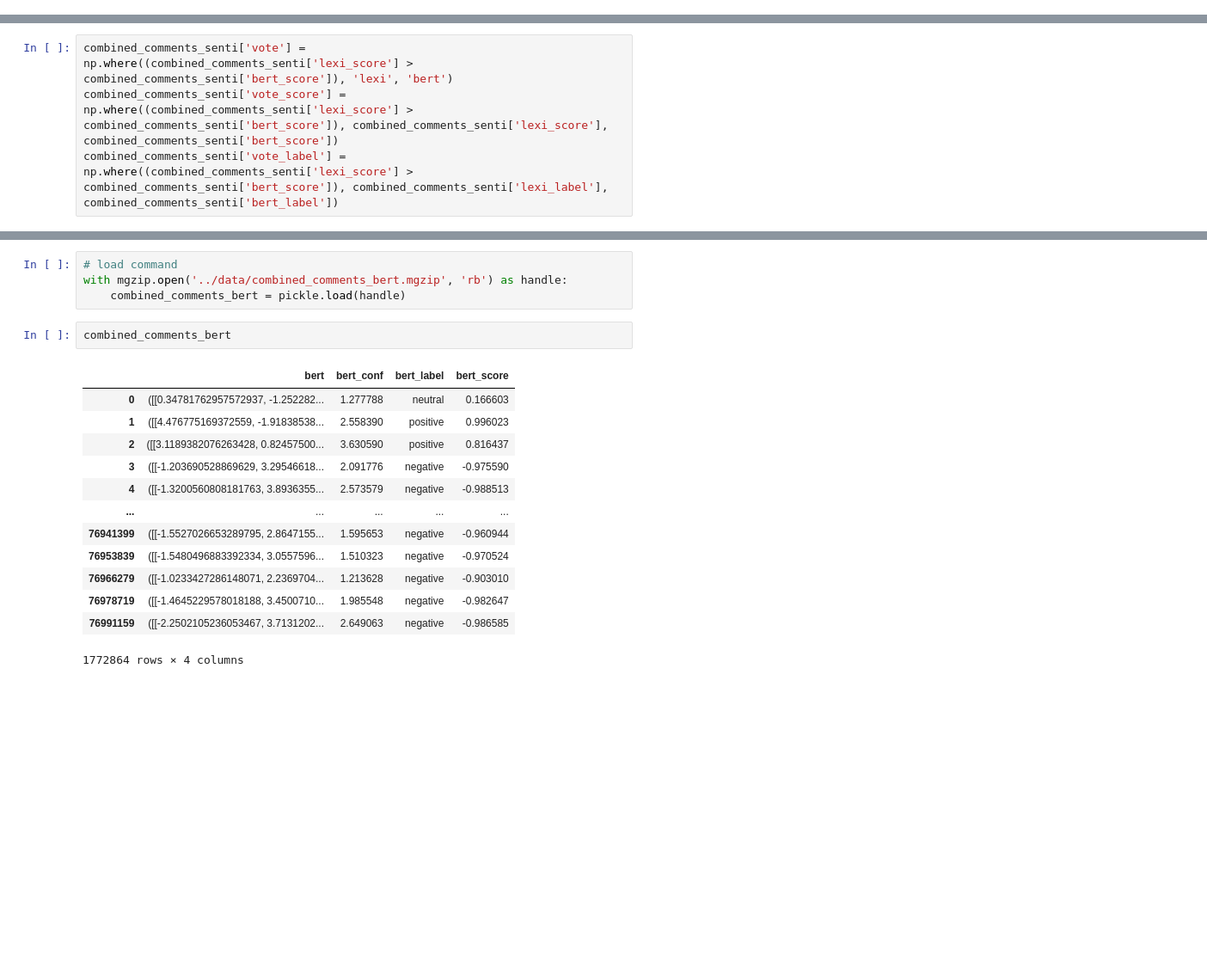
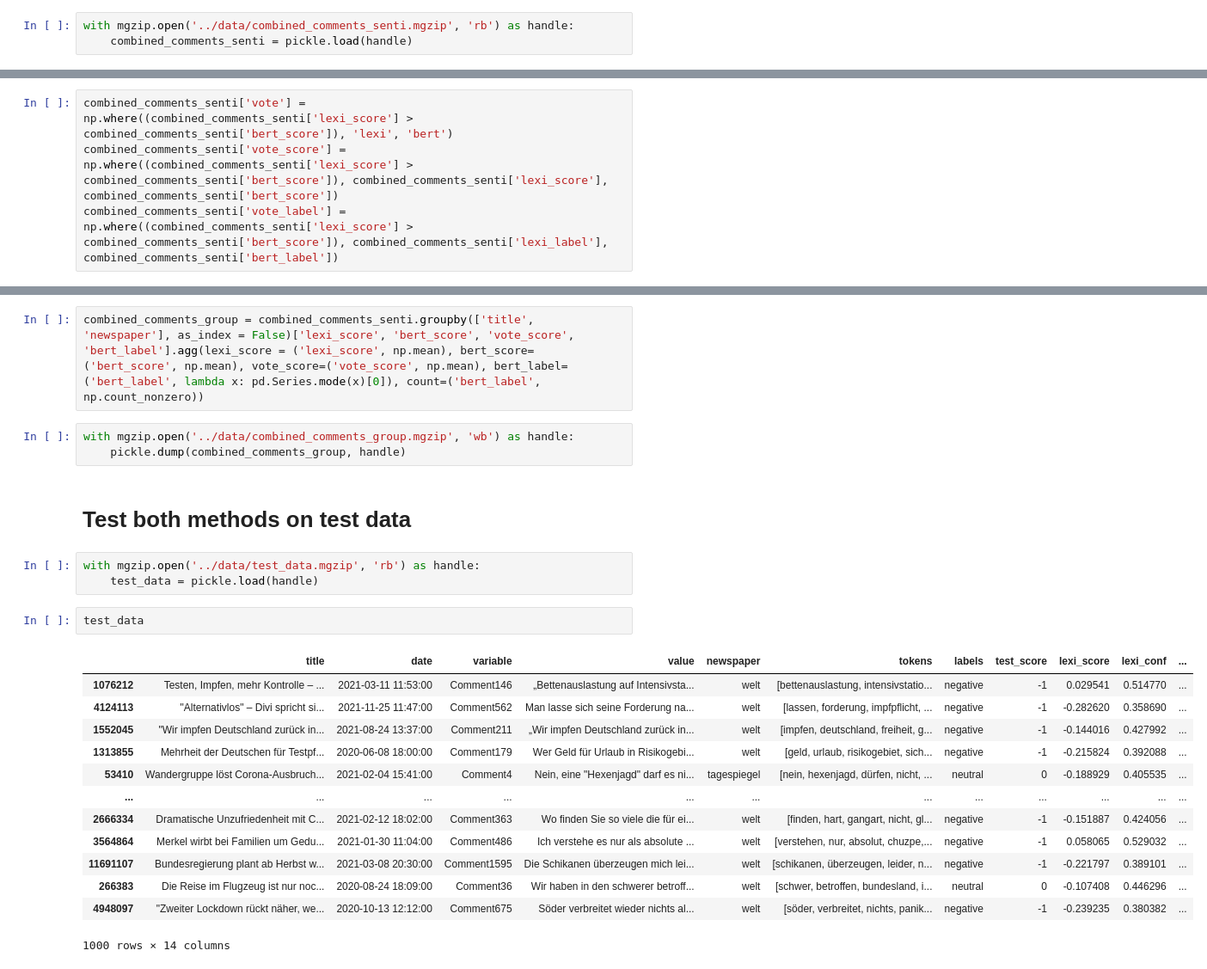
Before and after one commit to RicKrauel/NLP_thesis, a Jupyter notebook: code/sentiment_classification.ipynb, the cells around one changed output, grey strips where cells are left out. Shown at 86% size. Drawn from its saved outputs; the diff is of its cells as text; blank space fills up the shorter version.

Commit message:
finish of sentiment_classification.ipynb

```diff
--- a/code/sentiment_classification.ipynb
+++ b/code/sentiment_classification.ipynb
@@ -267,0 +218,3 @@ with mgzip.open('../data/combined_comments_senti.mgzip', 'wb') as handle:
+# %%
+with mgzip.open('../data/combined_comments_senti.mgzip', 'rb') as handle:
+    combined_comments_senti = pickle.load(handle)
@@ -288,20 +229,26 @@ combined_comments_senti
+# %%
+combined_comments_group = combined_comments_senti.groupby(['title', 'newspaper'], as_index = False)['lexi_score', 'bert_score', 'vote_score', 'bert_label'].agg(lexi_score = ('lexi_score', np.mean), bert_score=('bert_score', np.mean), vote_score=('vote_score', np.mean), bert_label=('bert_label', lambda x: pd.Series.mode(x)[0]), count=('bert_label', np.count_nonzero))
+# %%
+with mgzip.open('../data/combined_comments_group.mgzip', 'wb') as handle:
+    pickle.dump(combined_comments_group, handle)
+# %% [markdown]
+# Test both methods on test data
 # %%
-# load command
-with mgzip.open('../data/combined_comments_bert.mgzip', 'rb') as handle:
-    combined_comments_bert = pickle.load(handle)
+with mgzip.open('../data/test_data.mgzip', 'rb') as handle:
+    test_data = pickle.load(handle)
-# %%
-combined_comments_bert
-# %% [output]
-|  | bert | bert_conf | bert_label | bert_score |
-| 0 | ([[0.34781762957572937, -1.252282... | 1.277788 | neutral | 0.166603 |
-| 1 | ([[4.476775169372559, -1.91838538... | 2.558390 | positive | 0.996023 |
-| 2 | ([[3.1189382076263428, 0.82457500... | 3.630590 | positive | 0.816437 |
-| 3 | ([[-1.203690528869629, 3.29546618... | 2.091776 | negative | -0.975590 |
-| 4 | ([[-1.3200560808181763, 3.8936355... | 2.573579 | negative | -0.988513 |
-| ... | ... | ... | ... | ... |
-| 76941399 | ([[-1.5527026653289795, 2.8647155... | 1.595653 | negative | -0.960944 |
-| 76953839 | ([[-1.5480496883392334, 3.0557596... | 1.510323 | negative | -0.970524 |
-| 76966279 | ([[-1.0233427286148071, 2.2369704... | 1.213628 | negative | -0.903010 |
-| 76978719 | ([[-1.4645229578018188, 3.4500710... | 1.985548 | negative | -0.982647 |
-| 76991159 | ([[-2.2502105236053467, 3.7131202... | 2.649063 | negative | -0.986585 |
-1772864 rows × 4 columns
+# %%
+test_data
+# %% [output]
+|  | title | date | variable | value | newspaper | tokens | labels | test_score | lexi_score | lexi_conf | ... |
+| 1076212 | Testen, Impfen, mehr Kontrolle – ... | 2021-03-11 11:53:00 | Comment146 | „Bettenauslastung auf Intensivsta... | welt | [bettenauslastung, intensivstatio... | negative | -1 | 0.029541 | 0.514770 | ... |
+| 4124113 | "Alternativlos" – Divi spricht si... | 2021-11-25 11:47:00 | Comment562 | Man lasse sich seine Forderung na... | welt | [lassen, forderung, impfpflicht, ... | negative | -1 | -0.282620 | 0.358690 | ... |
+| 1552045 | "Wir impfen Deutschland zurück in... | 2021-08-24 13:37:00 | Comment211 | „Wir impfen Deutschland zurück in... | welt | [impfen, deutschland, freiheit, g... | negative | -1 | -0.144016 | 0.427992 | ... |
+| 1313855 | Mehrheit der Deutschen für Testpf... | 2020-06-08 18:00:00 | Comment179 | Wer Geld für Urlaub in Risikogebi... | welt | [geld, urlaub, risikogebiet, sich... | negative | -1 | -0.215824 | 0.392088 | ... |
+| 53410 | Wandergruppe löst Corona-Ausbruch... | 2021-02-04 15:41:00 | Comment4 | Nein, eine "Hexenjagd" darf es ni... | tagespiegel | [nein, hexenjagd, dürfen, nicht, ... | neutral | 0 | -0.188929 | 0.405535 | ... |
+| ... | ... | ... | ... | ... | ... | ... | ... | ... | ... | ... | ... |
+| 2666334 | Dramatische Unzufriedenheit mit C... | 2021-02-12 18:02:00 | Comment363 | Wo finden Sie so viele die für ei... | welt | [finden, hart, gangart, nicht, gl... | negative | -1 | -0.151887 | 0.424056 | ... |
+| 3564864 | Merkel wirbt bei Familien um Gedu... | 2021-01-30 11:04:00 | Comment486 | Ich verstehe es nur als absolute ... | welt | [verstehen, nur, absolut, chuzpe,... | negative | -1 | 0.058065 | 0.529032 | ... |
+| 11691107 | Bundesregierung plant ab Herbst w... | 2021-03-08 20:30:00 | Comment1595 | Die Schikanen überzeugen mich lei... | welt | [schikanen, überzeugen, leider, n... | negative | -1 | -0.221797 | 0.389101 | ... |
+| 266383 | Die Reise im Flugzeug ist nur noc... | 2020-08-24 18:09:00 | Comment36 | Wir haben in den schwerer betroff... | welt | [schwer, betroffen, bundesland, i... | neutral | 0 | -0.107408 | 0.446296 | ... |
+| 4948097 | "Zweiter Lockdown rückt näher, we... | 2020-10-13 12:12:00 | Comment675 | Söder verbreitet wieder nichts al... | welt | [söder, verbreitet, nichts, panik... | negative | -1 | -0.239235 | 0.380382 | ... |
+1000 rows × 14 columns
```
Also changed, not shown: parts of 39 cells of this notebook, 1 other file.
